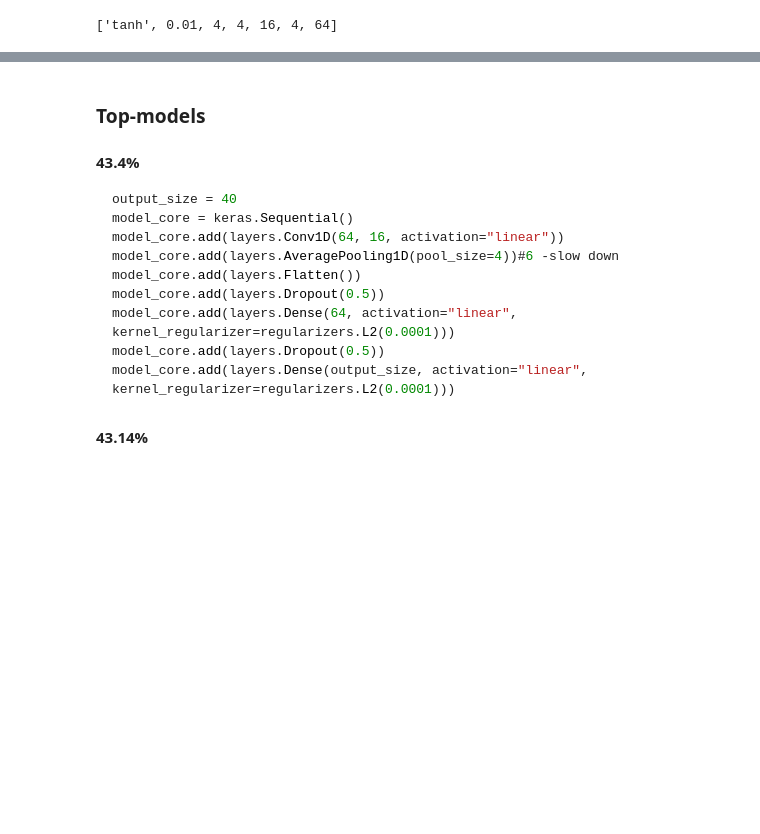
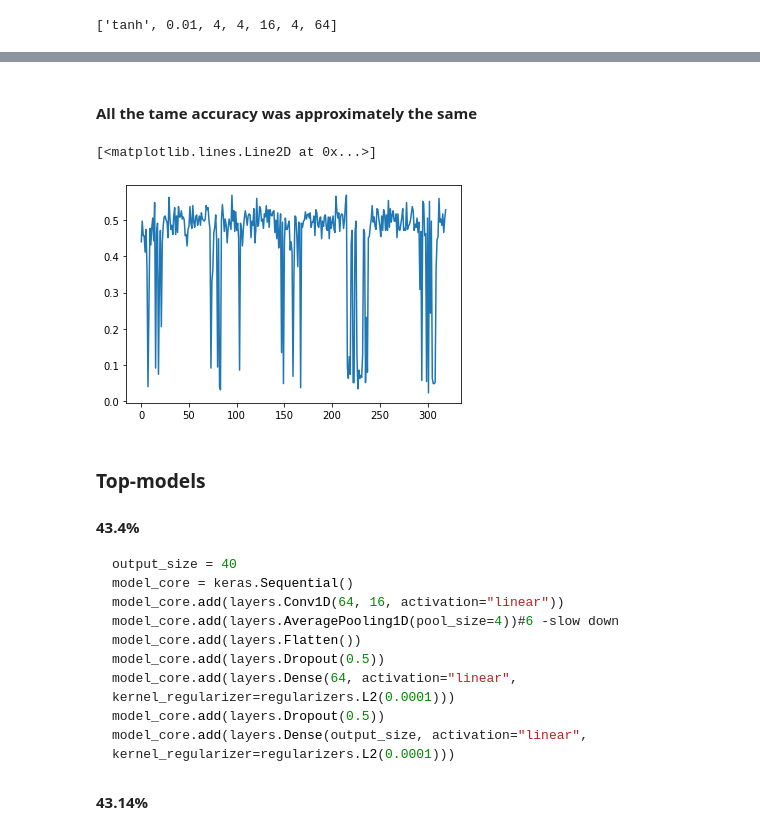
Before and after one commit to MefAldemisov/SourceCodeAuthorshipAttribution, a Jupyter notebook: Embeddings.ipynb, the cells around one changed output, grey strips where cells are left out. Saved outputs shown, nothing was run; the diff lists cells and outputs as text; code cells hidden in the pictures; blank space fills up the shorter version.

```diff
--- a/Embeddings.ipynb
+++ b/Embeddings.ipynb
@@ -971,0 +1028,4 @@ for p in tqdm.tqdm(param_list):
+# %%
+log_df = pd.DataFrame(log)
+# %%
+log_df["history_arr"] = log_df.history.apply(lambda x: x.history["loss"])
@@ -971,0 +1043,10 @@ for p in tqdm.tqdm(param_list):
+# %%
+log_df["activations"] = log_df.params.apply(lambda x:x[0])
+log_df["L2_lambda"]  = log_df.params.apply(lambda x:x[1])
+log_df[ "pool_1_size"] = log_df.params.apply(lambda x:x[2])
+log_df[ "pool_2_size"] = log_df.params.apply(lambda x:x[3])
+log_df["conv_1_size"] = log_df.params.apply(lambda x:x[4])
+log_df["conv_2_size"] = log_df.params.apply(lambda x:x[5])
+log_df["dense_1"] = log_df.params.apply(lambda x:x[6])
+# %%
+log_df = log_df.drop(columns=["history", "params"])
@@ -971,0 +1065,7 @@ for p in tqdm.tqdm(param_list):
+# %% [markdown]
+#### All the tame accuracy was approximately the same
+# %%
+plt.plot(log_df.score)
+# %% [output]
+[<matplotlib.lines.Line2D at 0x...>]
+[figure, added]
```
Also changed, not shown: parts of 18 cells of this notebook, 1 other file.
